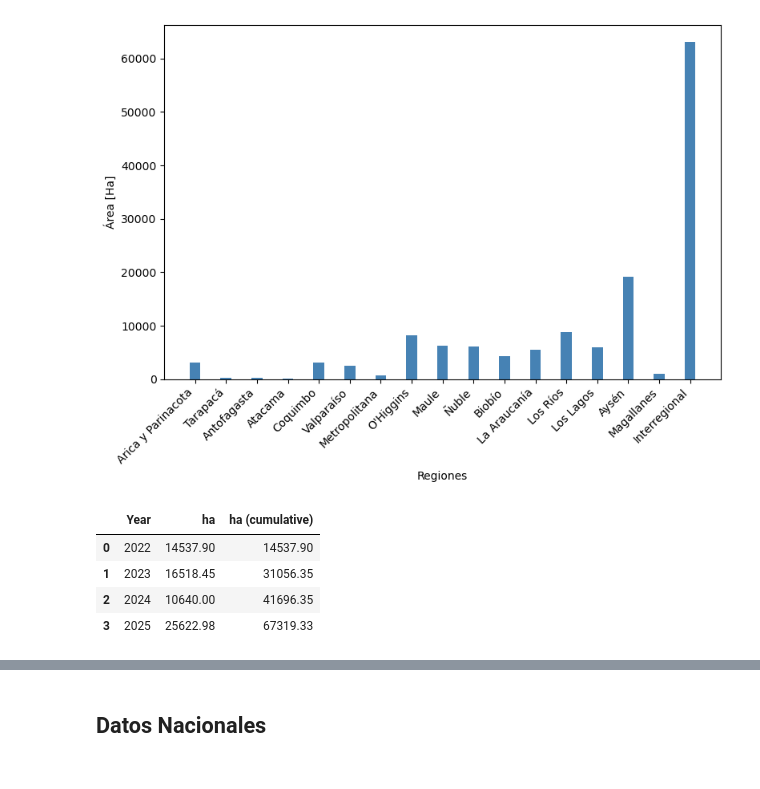
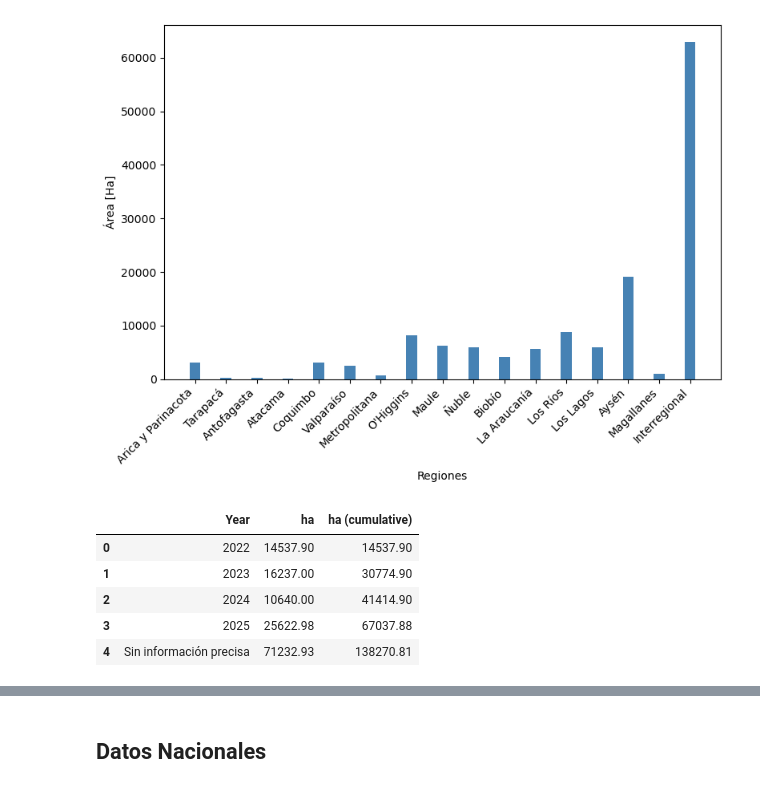
Before and after one commit to IEB-BIODATA/7NR-Indicators, a Jupyter notebook: indicadores/2_1_Area_under_restoration/2_1_Area_under_restoration.ipynb, the cells around one changed output, grey strips where cells are left out. Saved outputs shown, nothing was run; the diff lists cells and outputs as text; code cells hidden in the pictures.

```diff
--- a/indicadores/2_1_Area_under_restoration/2_1_Area_under_restoration.ipynb
+++ b/indicadores/2_1_Area_under_restoration/2_1_Area_under_restoration.ipynb
@@ -8,8 +8,8 @@ import matplotlib.pyplot as plt
 # %% [markdown]
 ## Datos CBD
 # %%
-data = pd.read_excel("data/scbd-ort-GBF-INDICATOR-2.2-data.xlsx", header=0, sheet_name="BD_restoration_ecology")
-data
+data_cbd = pd.read_excel("data/scbd-ort-GBF-INDICATOR-2.2-data.xlsx", header=0, sheet_name="BD_restoration_ecology")
+data_cbd
 # %% [output]
 |  | ID | Restoration approach | Restoration program | Restoration action | Institution | Year | Region | ... |
 | 0 | RE-1 | Restoration ecology | (+bosques) | (+bosques) | CONAF-FAO | 2025 | Maule | ... |
@@ -27,5 +27,6 @@ data
 # %%
-data["Region"] = data["Region"].replace({
+# Replace not standard names
+data_cbd["Region"] = data_cbd["Region"].replace({
     "Valparaiso": "Valparaíso",
     "Los ríos": "Los Ríos",
     "Los lagos": "Los Lagos",
@@ -138,14 +145,15 @@ plt.tight_layout()
 # %% [output]
 [figure]
 # %%
-data_time = data.groupby('Year')['ha'].sum().reset_index()
-data_time['ha (cumulative)'] = data_time['ha'].cumsum()
-data_time = data_time.drop(4)
-data_time["Year"] = data_time["Year"].astype(int)
-data_time
+data_time_cbd = data_cbd.groupby('Year')['ha'].sum().reset_index()
+data_time_cbd['ha (cumulative)'] = data_time_cbd['ha'].cumsum()
+# data_time_cbd = data_time_cbd.drop(4)
+# data_time_cbd["Year"] = data_time_cbd["Year"].astype(int)
+data_time_cbd
 # %% [output]
 |  | Year | ha | ha (cumulative) |
 | 0 | 2022 | 14537.90 | 14537.90 |
-| 1 | 2023 | 16518.45 | 31056.35 |
-| 2 | 2024 | 10640.00 | 41696.35 |
-| 3 | 2025 | 25622.98 | 67319.33 |
+| 1 | 2023 | 16237.00 | 30774.90 |
+| 2 | 2024 | 10640.00 | 41414.90 |
+| 3 | 2025 | 25622.98 | 67037.88 |
+| 4 | Sin información precisa | 71232.93 | 138270.81 |
```
Also changed, not shown: parts of 18 cells of this notebook.
